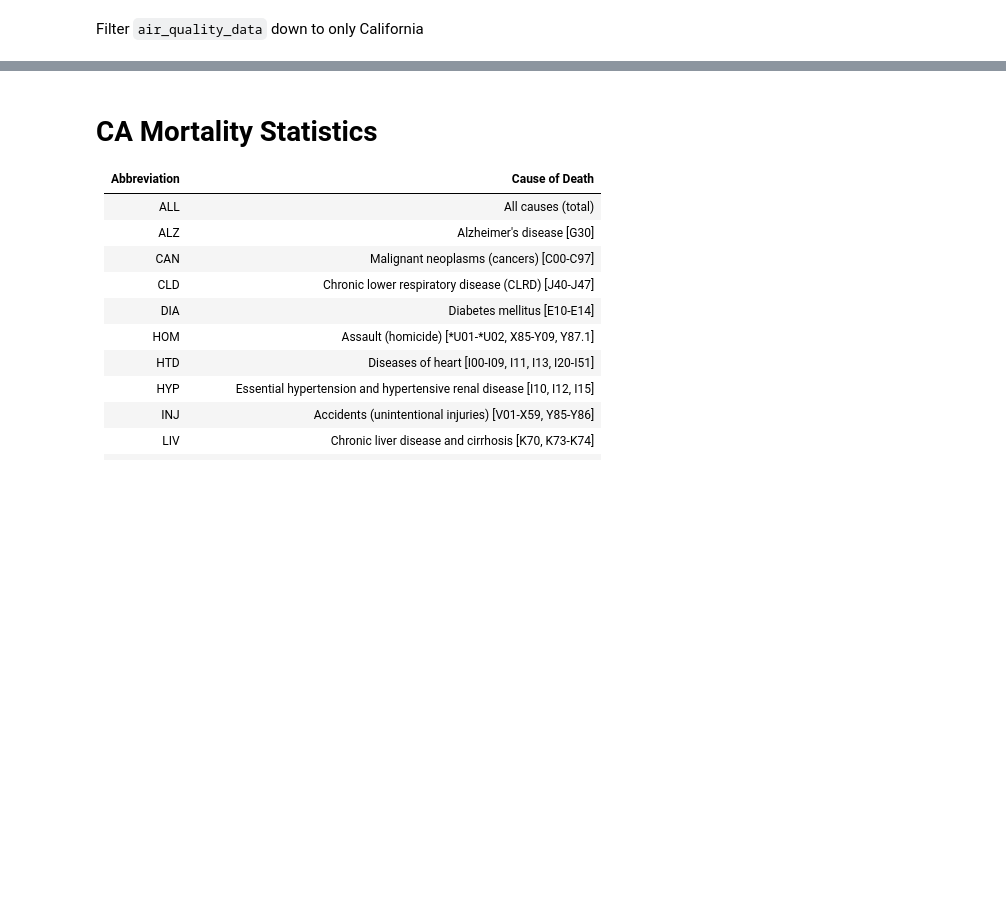
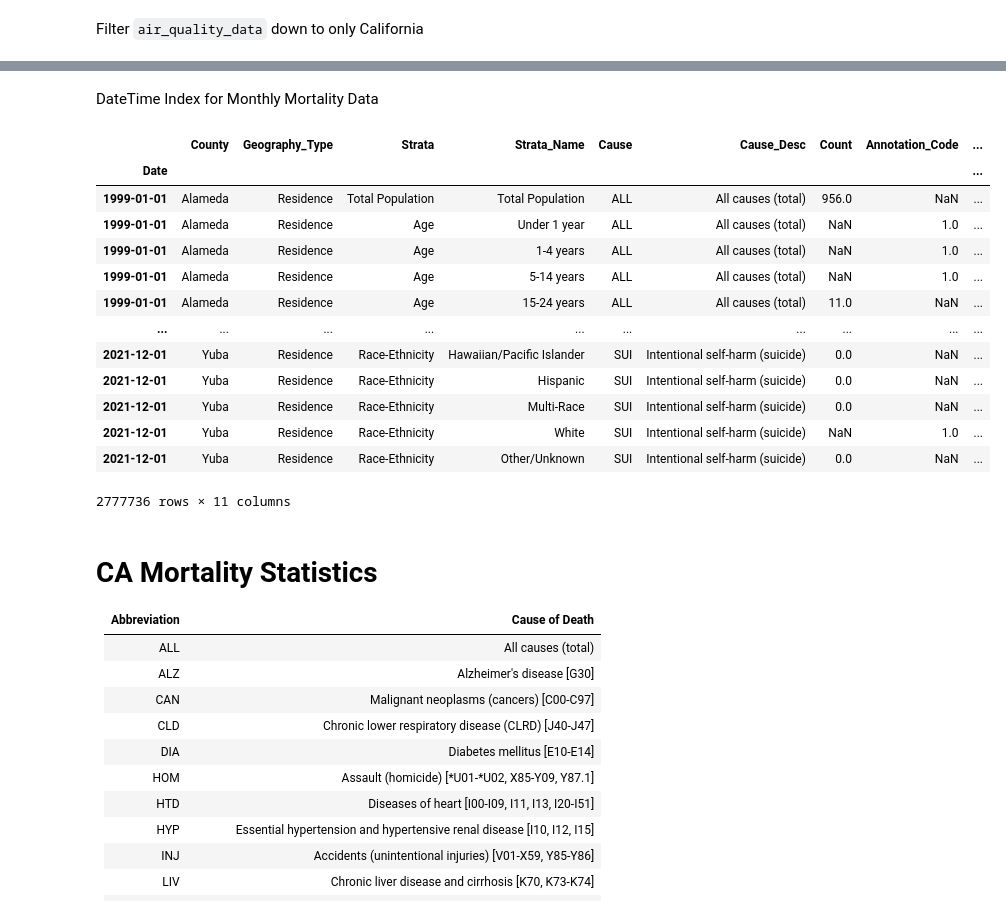
Before and after one commit to ralatorr/project_4, a Jupyter notebook: alexspradling.ipynb, the cells around one changed output, grey strips where cells are left out. Saved outputs shown, nothing was run; the diff lists cells and outputs as text; code cells hidden in the pictures; blank space fills up the shorter version.

```diff
--- a/alexspradling.ipynb
+++ b/alexspradling.ipynb
@@ -74,3 +101,33 @@ unhealthy_days.plot(kind='bar', figsize=(10, 5), title='Good AQ Days in Californ
+# %% [markdown]
+DateTime Index for Monthly Mortality Data
+# %%
+# combine Year and Month columns into a single column, then convert to datetime object and set as index
+
+mortality_data_monthly['Year'] = mortality_data_monthly['Year'].astype(str)
+mortality_data_monthly['Month'] = mortality_data_monthly['Month'].astype(str)
+mortality_data_monthly['Date'] = mortality_data_monthly['Year'] + '-' + mortality_data_monthly['Month'] + '-01'
+mortality_data_monthly['Date'] = pd.to_datetime(mortality_data_monthly['Date'])
+mortality_data_monthly.set_index('Date', inplace=True)
+
+# drop Year and Month columns
+mortality_data_monthly.drop(['Year', 'Month'], axis=1, inplace=True)
+# %%
+mortality_data_monthly
+# %% [output]
+|  | County | Geography_Type | Strata | Strata_Name | Cause | Cause_Desc | Count | Annotation_Code | ... |
+| Date |  |  |  |  |  |  |  |  | ... |
+| 1999-01-01 | Alameda | Residence | Total Population | Total Population | ALL | All causes (total) | 956.0 | NaN | ... |
+| 1999-01-01 | Alameda | Residence | Age | Under 1 year | ALL | All causes (total) | NaN | 1.0 | ... |
+| 1999-01-01 | Alameda | Residence | Age | 1-4 years | ALL | All causes (total) | NaN | 1.0 | ... |
+| 1999-01-01 | Alameda | Residence | Age | 5-14 years | ALL | All causes (total) | NaN | 1.0 | ... |
+| 1999-01-01 | Alameda | Residence | Age | 15-24 years | ALL | All causes (total) | 11.0 | NaN | ... |
+| ... | ... | ... | ... | ... | ... | ... | ... | ... | ... |
+| 2021-12-01 | Yuba | Residence | Race-Ethnicity | Hawaiian/Pacific Islander | SUI | Intentional self-harm (suicide) | 0.0 | NaN | ... |
+| 2021-12-01 | Yuba | Residence | Race-Ethnicity | Hispanic | SUI | Intentional self-harm (suicide) | 0.0 | NaN | ... |
+| 2021-12-01 | Yuba | Residence | Race-Ethnicity | Multi-Race | SUI | Intentional self-harm (suicide) | 0.0 | NaN | ... |
+| 2021-12-01 | Yuba | Residence | Race-Ethnicity | White | SUI | Intentional self-harm (suicide) | NaN | 1.0 | ... |
+| 2021-12-01 | Yuba | Residence | Race-Ethnicity | Other/Unknown | SUI | Intentional self-harm (suicide) | 0.0 | NaN | ... |
+2777736 rows × 11 columns
 # %% [markdown]
 # CA Mortality Statistics
 
```
Also changed, not shown: parts of 23 cells of this notebook.
